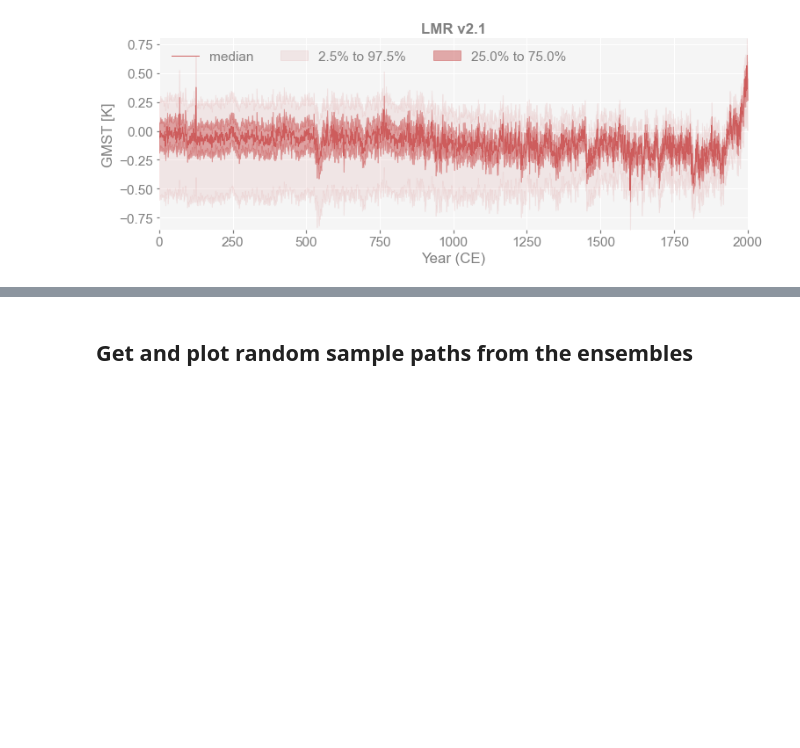
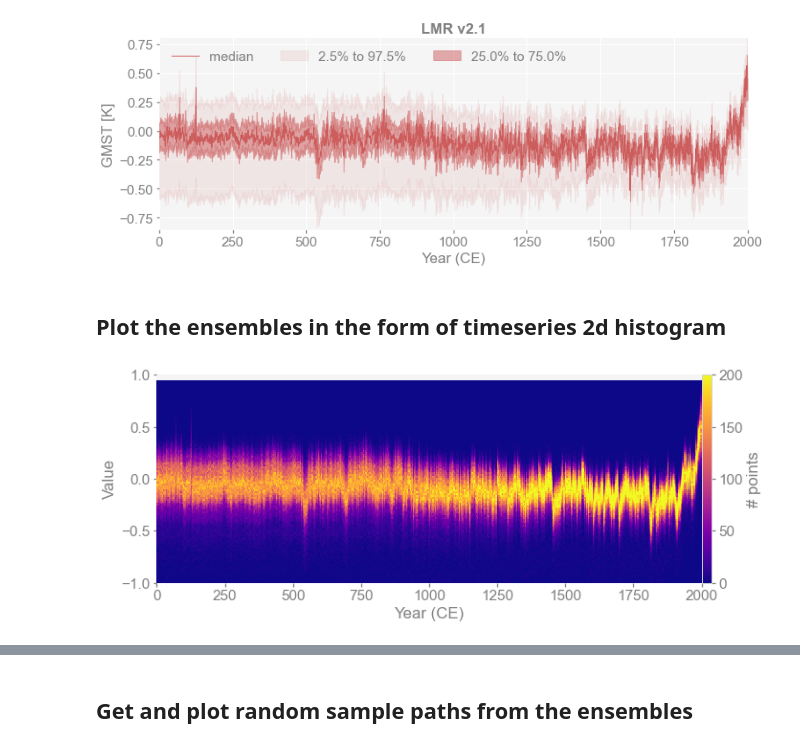
Before and after one commit to LinkedEarth/pens, a Jupyter notebook: docsrc/notebooks/quickstart.ipynb, the cells around one changed output, grey strips where cells are left out. Saved outputs shown, nothing was run; the diff lists cells and outputs as text; code cells hidden in the pictures; blank space fills up the shorter version.

Commit message:
Add ens.plot_hist2d()

```diff
--- a/docsrc/notebooks/quickstart.ipynb
+++ b/docsrc/notebooks/quickstart.ipynb
@@ -26,3 +26,9 @@ print(ens.nEns)
 fig, ax = ens.plot_qs(ylabel='GMST [K]', title='LMR v2.1')
 # %% [output]
 [figure]
+# %% [markdown]
+## Plot the ensembles in the form of timeseries 2d histogram
+# %%
+fig, ax = ens.plot_hist2d(vmax=200, ylim=(-1, 1))
+# %% [output]
+[figure, added]
```
Also changed, not shown: parts of 1 cell of this notebook, 2 other files.
